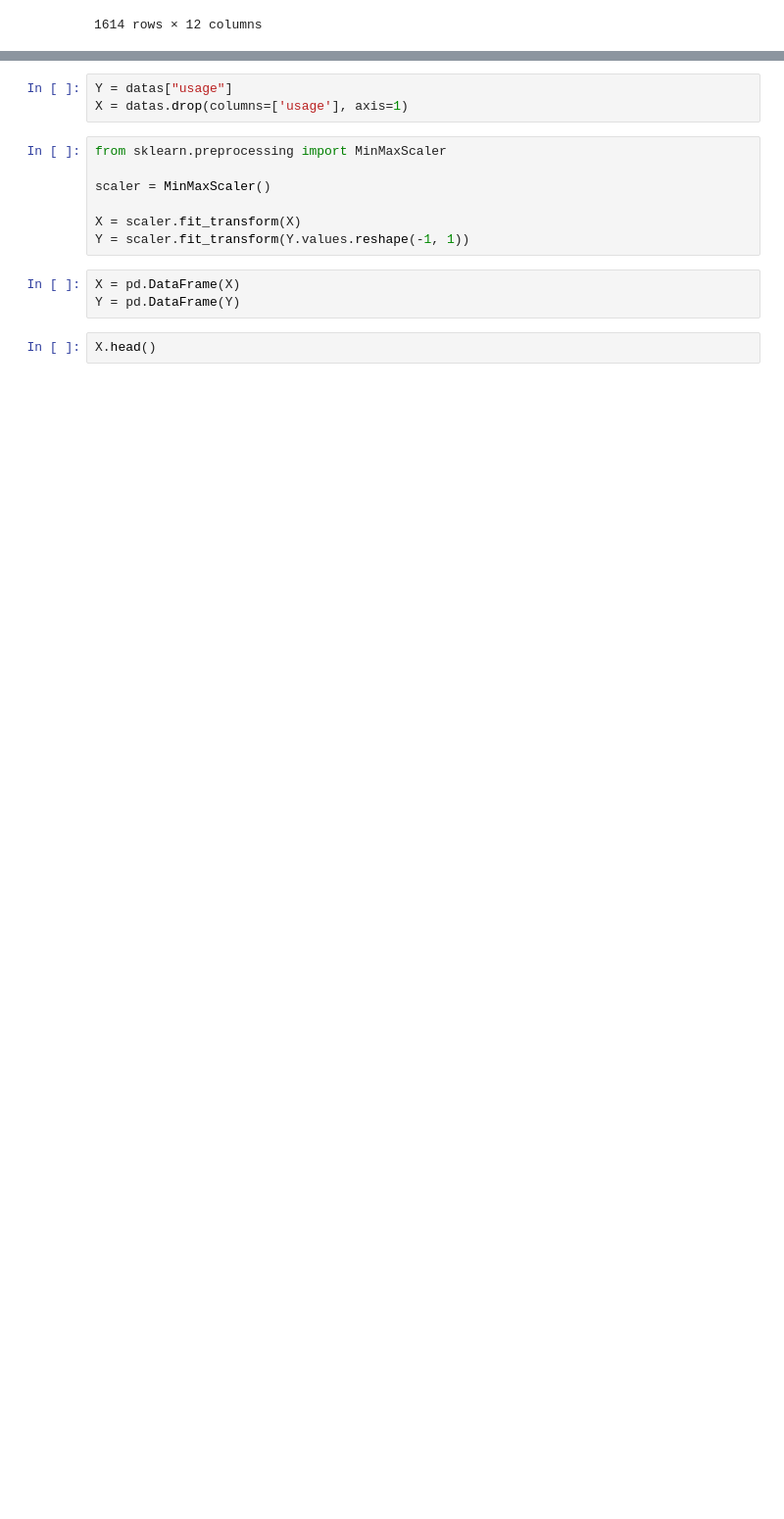
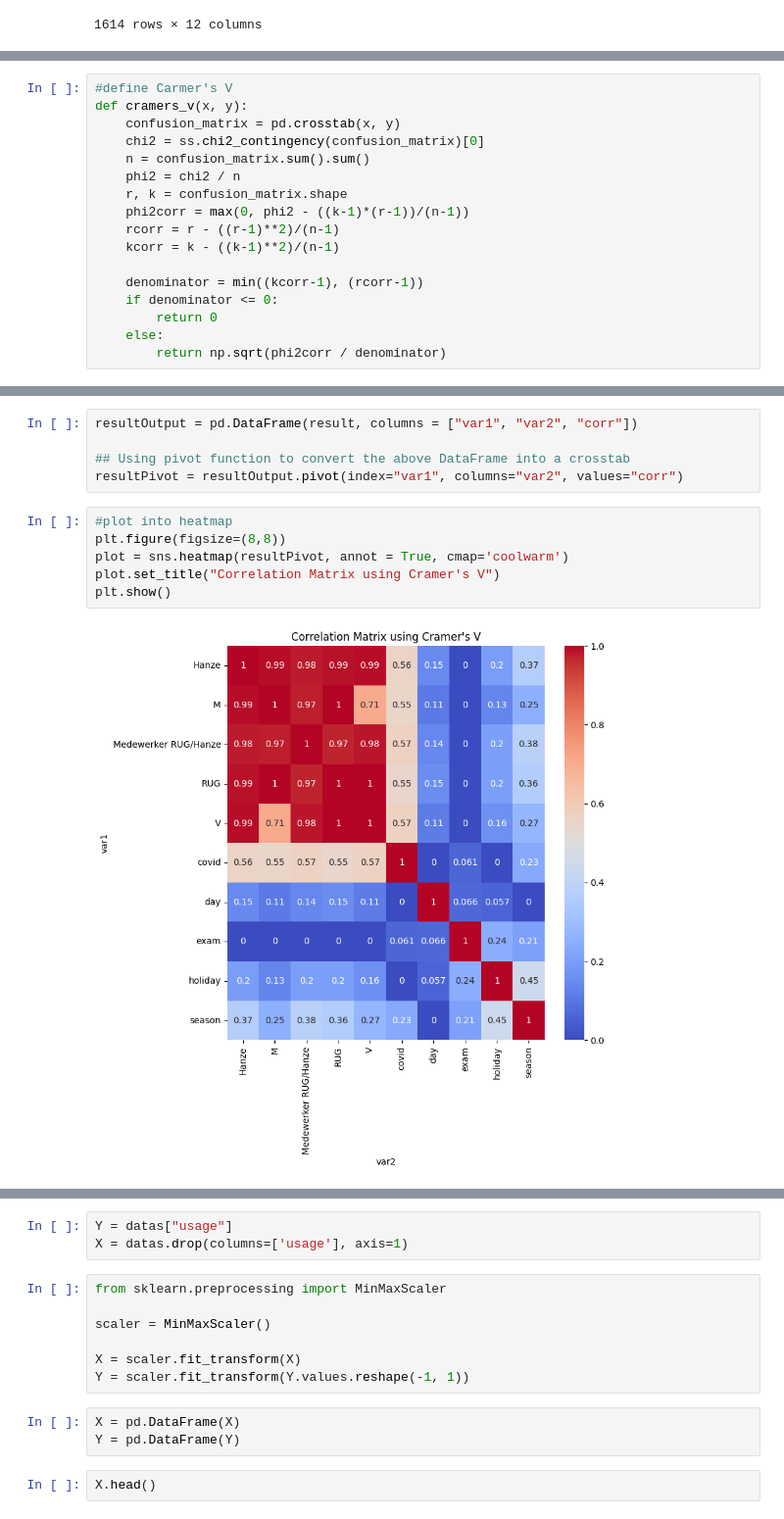
Before and after one commit to mingming2-alya/Business-Analyzing-with-ACLO, a Jupyter notebook: ACLO/ACLO.ipynb, the cells around one changed output, grey strips where cells are left out. Shown at 98% size. Cells and saved outputs as stored; diff of their text form; blank space fills up the shorter version.

```diff
--- a/ACLO/ACLO.ipynb
+++ b/ACLO/ACLO.ipynb
@@ -1717,0 +1733,17 @@ datas.head(20)
+# %%
+#define Carmer's V
+def cramers_v(x, y):
+    confusion_matrix = pd.crosstab(x, y)
+    chi2 = ss.chi2_contingency(confusion_matrix)[0]
+    n = confusion_matrix.sum().sum()
+    phi2 = chi2 / n
+    r, k = confusion_matrix.shape
+    phi2corr = max(0, phi2 - ((k-1)*(r-1))/(n-1))
+    rcorr = r - ((r-1)**2)/(n-1)
+    kcorr = k - ((k-1)**2)/(n-1)
+
+    denominator = min((kcorr-1), (rcorr-1))
+    if denominator <= 0:
+        return 0
+    else:
+        return np.sqrt(phi2corr / denominator)
@@ -1717,0 +1760,13 @@ datas.head(20)
+# %%
+resultOutput = pd.DataFrame(result, columns = ["var1", "var2", "corr"])
+
+## Using pivot function to convert the above DataFrame into a crosstab
+resultPivot = resultOutput.pivot(index="var1", columns="var2", values="corr")
+# %%
+#plot into heatmap
+plt.figure(figsize=(8,8))
+plot = sns.heatmap(resultPivot, annot = True, cmap='coolwarm')
+plot.set_title("Correlation Matrix using Cramer's V")
+plt.show()
+# %% [output]
+[figure, added]
```
Also changed, not shown: parts of 45 cells of this notebook, 1 other file.
